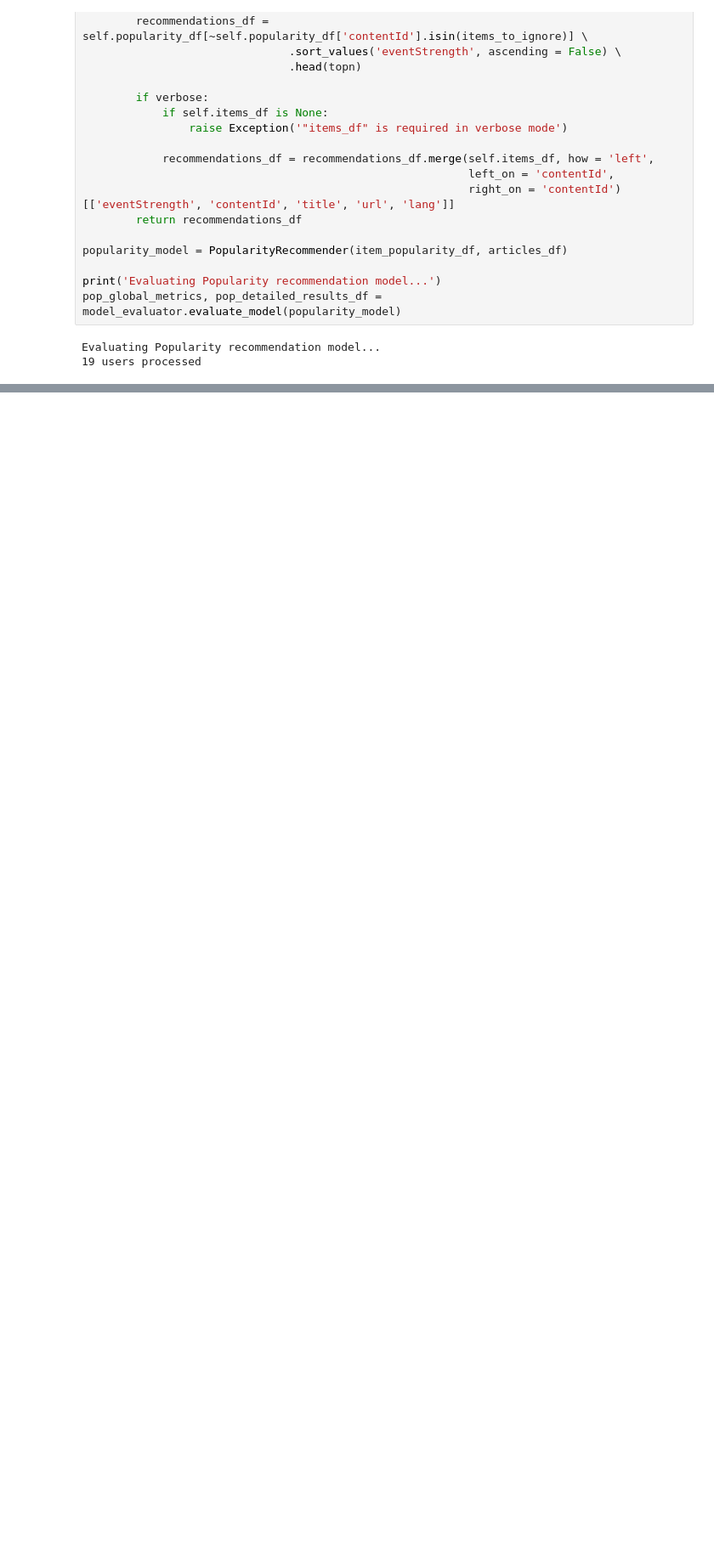
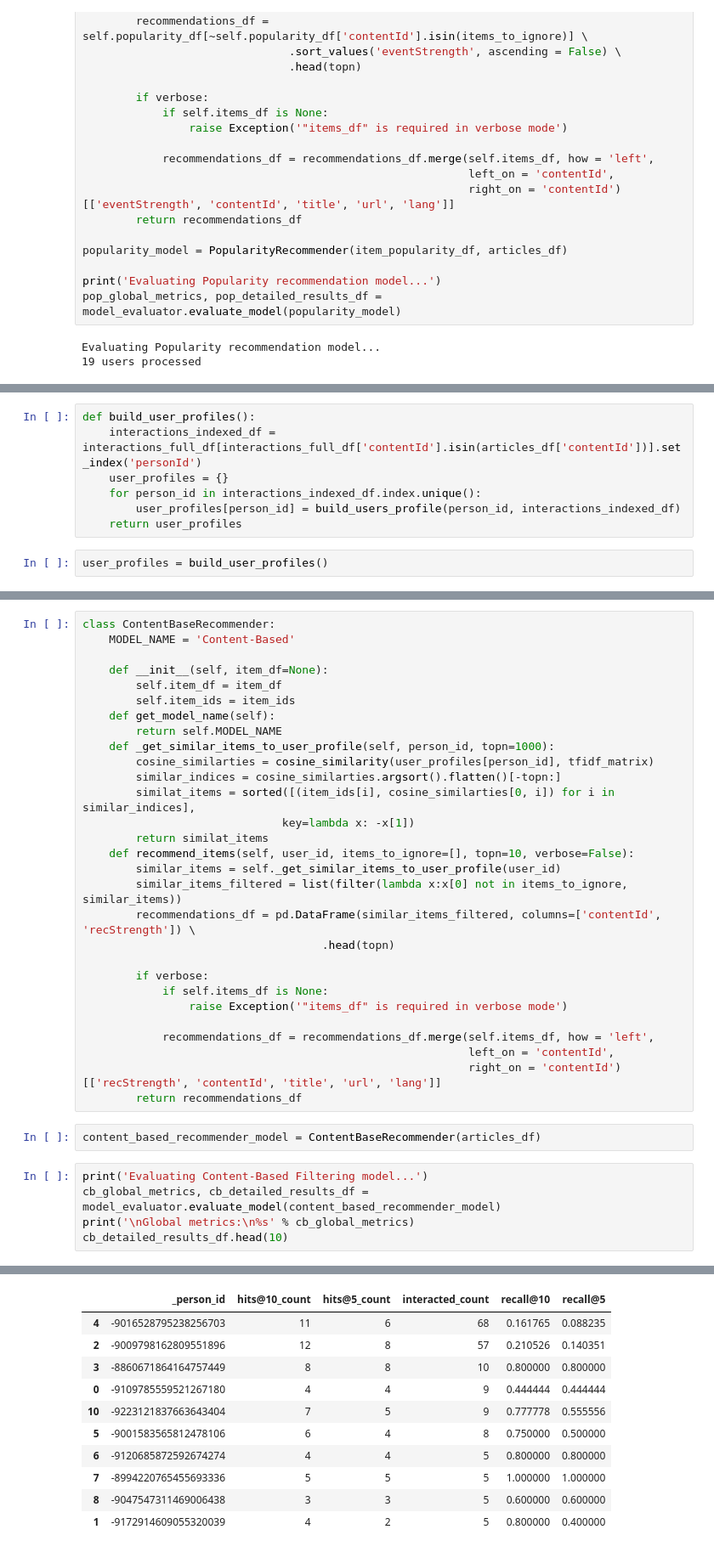
Before and after one commit to yunshuipiao/sw-kaggle, a Jupyter notebook: recommend-system/03-RecSys.ipynb, the cells around one changed output, grey strips where cells are left out. Shown at 85% size. Drawn from its saved outputs; the diff is of its cells as text; blank space fills up the shorter version.

```diff
--- a/recommend-system/03-RecSys.ipynb
+++ b/recommend-system/03-RecSys.ipynb
@@ -315,0 +354,9 @@ Global metrics:
+# %%
+def build_user_profiles():
+    interactions_indexed_df = interactions_full_df[interactions_full_df['contentId'].isin(articles_df['contentId'])].set_index('personId')
+    user_profiles = {}
+    for person_id in interactions_indexed_df.index.unique():
+        user_profiles[person_id] = build_users_profile(person_id, interactions_indexed_df)
+    return user_profiles
+# %%
+user_profiles = build_user_profiles()
@@ -315,0 +387,37 @@ Global metrics:
+# %%
+class ContentBaseRecommender:
+    MODEL_NAME = 'Content-Based'
+
+    def __init__(self, item_df=None):
+        self.item_df = item_df
+        self.item_ids = item_ids
+    def get_model_name(self):
+        return self.MODEL_NAME
+    def _get_similar_items_to_user_profile(self, person_id, topn=1000):
+        cosine_similarties = cosine_similarity(user_profiles[person_id], tfidf_matrix)
+        similar_indices = cosine_similarties.argsort().flatten()[-topn:]
+        similat_items = sorted([(item_ids[i], cosine_similarties[0, i]) for i in similar_indices],
+                              key=lambda x: -x[1])
+        return similat_items
+    def recommend_items(self, user_id, items_to_ignore=[], topn=10, verbose=False):
+        similar_items = self._get_similar_items_to_user_profile(user_id)
+        similar_items_filtered = list(filter(lambda x:x[0] not in items_to_ignore, similar_items))
+        recommendations_df = pd.DataFrame(similar_items_filtered, columns=['contentId', 'recStrength']) \
+                                    .head(topn)
+
+        if verbose:
+            if self.items_df is None:
+                raise Exception('"items_df" is required in verbose mode')
+
+            recommendations_df = recommendations_df.merge(self.items_df, how = 'left',
+                                                          left_on = 'contentId',
+                                                          right_on = 'contentId')[['recStrength', 'contentId', 'title', 'url', 'lang']]
+        return recommendations_df
+# %%
+content_based_recommender_model = ContentBaseRecommender(articles_df)
+# %%
+print('Evaluating Content-Based Filtering model...')
+cb_global_metrics, cb_detailed_results_df = model_evaluator.evaluate_model(content_based_recommender_model)
+print('\nGlobal metrics:\n%s' % cb_global_metrics)
+cb_detailed_results_df.head(10)
+# %% [output]
@@ -315,0 +429,11 @@ Global metrics:
+|  | _person_id | hits@10_count | hits@5_count | interacted_count | recall@10 | recall@5 |
+| 4 | -9016528795238256703 | 11 | 6 | 68 | 0.161765 | 0.088235 |
+| 2 | -9009798162809551896 | 12 | 8 | 57 | 0.210526 | 0.140351 |
+| 3 | -8860671864164757449 | 8 | 8 | 10 | 0.800000 | 0.800000 |
+| 0 | -9109785559521267180 | 4 | 4 | 9 | 0.444444 | 0.444444 |
+| 10 | -9223121837663643404 | 7 | 5 | 9 | 0.777778 | 0.555556 |
+| 5 | -9001583565812478106 | 6 | 4 | 8 | 0.750000 | 0.500000 |
+| 6 | -9120685872592674274 | 4 | 4 | 5 | 0.800000 | 0.800000 |
+| 7 | -8994220765455693336 | 5 | 5 | 5 | 1.000000 | 1.000000 |
+| 8 | -9047547311469006438 | 3 | 3 | 5 | 0.600000 | 0.600000 |
+| 1 | -9172914609055320039 | 4 | 2 | 5 | 0.800000 | 0.400000 |
```
Also changed, not shown: parts of 29 cells of this notebook.
